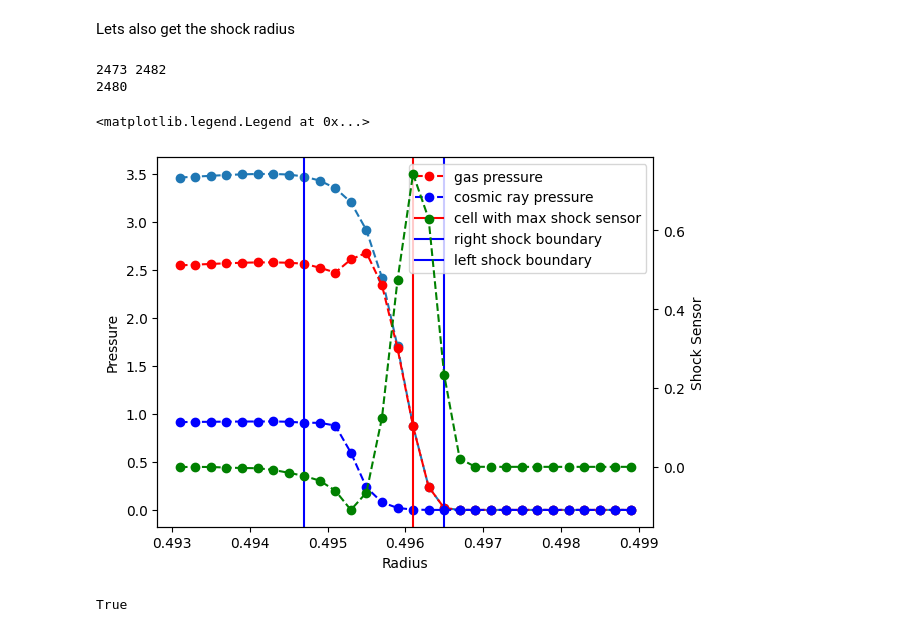
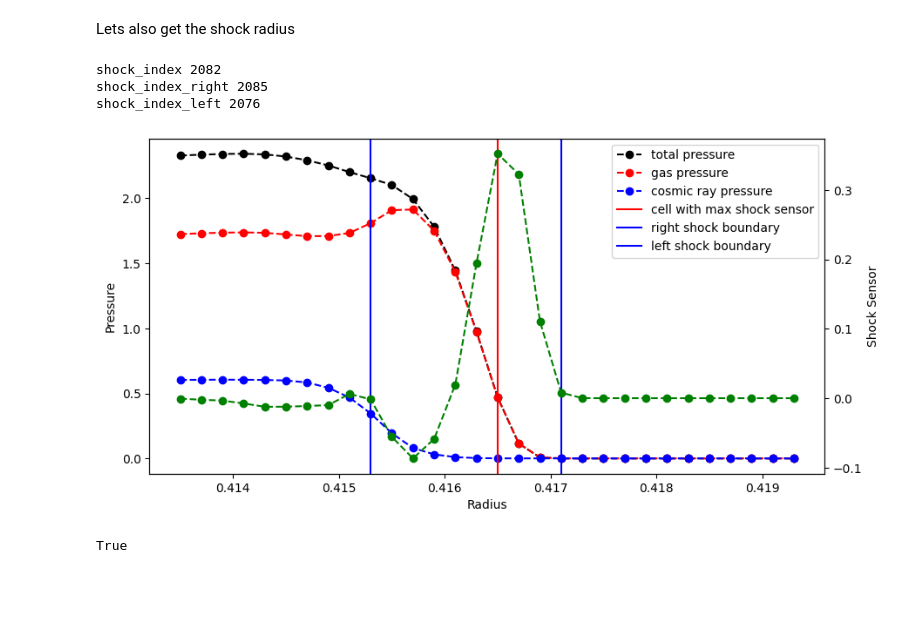
Before and after one commit to leo1200/jf1uids, a Jupyter notebook: notebooks/cosmic_rays/sedov_crs_AREPO.ipynb, the cells around one changed output. Saved outputs shown, nothing was run; the diff lists cells and outputs as text; code cells hidden in the pictures; blank space fills up the shorter version.

```diff
--- a/notebooks/cosmic_rays/sedov_crs_AREPO.ipynb
+++ b/notebooks/cosmic_rays/sedov_crs_AREPO.ipynb
@@ -41,7 +45,7 @@ config = SimulationConfig(
     geometry = SPHERICAL,
     first_order_fallback = True,
     progress_bar = False,
-    runtime_debugging = False,
+    runtime_debugging = True,
 
 
     # ====== RESOLUTION =======
@@ -87,8 +91,8 @@ from jf1uids._physics_modules._cosmic_rays.cosmic_ray_options import CosmicRayPa
 params = SimulationParams(
     t_end = 0.1,
     cosmic_ray_params = CosmicRayParams(
-        diffusive_shock_acceleration_start_time = 0.0001,
-        diffusive_shock_acceleration_efficiency = 0.5
+        diffusive_shock_acceleration_start_time = 0.0,
+        diffusive_shock_acceleration_efficiency = 0.2
     ),
     dt_max = 0.00001
 )
@@ -200,54 +206,44 @@ Lets also get the shock radius
 # %%
 from jf1uids.shock_finder.shock_finder import find_shock_zone, shock_sensor
 
+fig, ax1 = plt.subplots(1, 1, figsize=(10, 5))
 
 sensors = shock_sensor(final_state[registered_variables.pressure_index])
+shock_index, shock_index_left, shock_index_right = find_shock_zone(final_state, registered_variables)
 
-shock_index = jnp.argmax(shock_sensor(final_state[registered_variables.pressure_index]))
-
-_, shock_index_right, shock_index_left = find_shock_zone(final_state[registered_variables.pressure_index], final_state[registered_variables.velocity_index])
-
-print(shock_index_right, shock_index_left)
-
-
-to_next_sensor_differences = jnp.zeros_like(sensors)
-to_next_sensor_differences = to_next_sensor_differences.at[:-1].set(sensors[1:] - sensors[:-1])
-
-to_last_sensor_differences = jnp.zeros_like(sensors)
-to_last_sensor_differences = to_last_sensor_differences.at[1:].set(sensors[:-1] - sensors[1:])
+print("shock_index", shock_index)
+print("shock_index_right", shock_index_right)
+print("shock_index_left", shock_index_left)
 
 gas_pressure = final_state[registered_variables.pressure_index] - final_state[registered_variables.cosmic_ray_n_index] ** gamma_cr
 cr_pressure = final_state[registered_variables.cosmic_ray_n_index] ** gamma_cr
 
-ax1 = plt.gca()
-ax1.plot(helper_data.geometric_centers[shock_index - 15:shock_index + 15], final_state[registered_variables.pressure_index, shock_index - 15:shock_index + 15], "o--")
-# mark vertical line at the shock
-ax2 = plt.gca().twinx()
-ax2.plot(helper_data.geometric_centers[shock_index - 15:shock_index + 15], shock_sensor(final_state[registered_variables.pressure_index])[shock_index - 15:shock_index + 15], "o--", color='green')
-ax2.set_ylabel('Shock Sensor')
-
+ax1.plot(helper_data.geometric_centers[shock_index - 15:shock_index + 15], final_state[registered_variables.pressure_index, shock_index - 15:shock_index + 15], "o--", color='black', label='total pressure')
 ax1.plot(helper_data.geometric_centers[shock_index - 15:shock_index + 15], gas_pressure[shock_index - 15:shock_index + 15], "o--", color='red', label='gas pressure')
 ax1.plot(helper_data.geometric_centers[shock_index - 15:shock_index + 15], cr_pressure[shock_index - 15:shock_index + 15], "o--", color='blue', label='cosmic ray pressure')
-
-# ax2.plot(helper_data.geometric_centers[shock_index - 10:shock_index + 10], to_next_sensor_differences[shock_index - 10:shock_index + 10], "o--", color='red', label='to next')
-# ax2.plot(helper_data.geometric_centers[shock_index - 10:shock_index + 10], to_last_sensor_differences[shock_index - 10:shock_index + 10], "o--", color='blue', label='to last')
-
-# ax2.legend(loc = 'upper left')
 
 ax1.axvline(helper_data.geometric_centers[shock_index], color='red', label='cell with max shock sensor')
 ax1.axvline(helper_data.geometric_centers[shock_index_right], color='blue', label='right shock boundary')
 ax1.axvline(helper_data.geometric_centers[shock_index_left], color='blue', label='left shock boundary')
 
-print(shock_index)
-
 ax1.set_ylabel('Pressure')
 ax1.set_xlabel('Radius')
 ax1.legend(loc = 'upper right')
+
+ax2 = ax1.twinx()
+ax2.plot(helper_data.geometric_centers[shock_index - 15:shock_index + 15], shock_sensor(final_state[registered_variables.pressure_index])[shock_index - 15:shock_index + 15], "o--", color='green')
+ax2.set_ylabel('Shock Sensor')
+
+pressure = final_state[registered_variables.pressure_index]
+pressure_differences = jnp.zeros_like(pressure)
+pressure_differences = pressure_differences.at[1:].set(pressure[:-1] - pressure[1:])
+
+plt.savefig('shock_debug.png')
 # %% [output]
-2473 2482
-2480
+shock_index 2082
+shock_index_right 2085
+shock_index_left 2076
-<matplotlib.legend.Legend at 0x...>
-[figure, old version]
+[figure, new version]
 # %%
 print(registered_variables.cosmic_ray_n_active)
 # %% [output]
```
Also changed, not shown: parts of 5 cells of this notebook, 10 other files.
